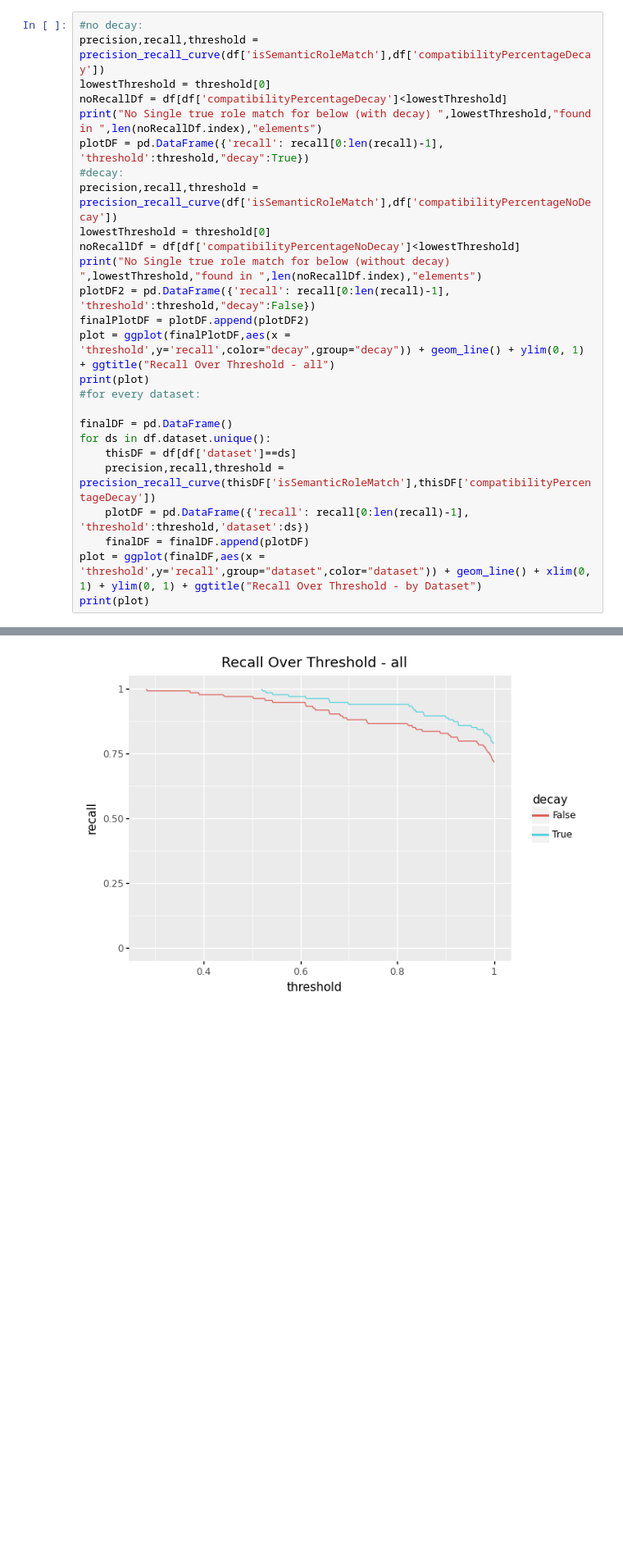
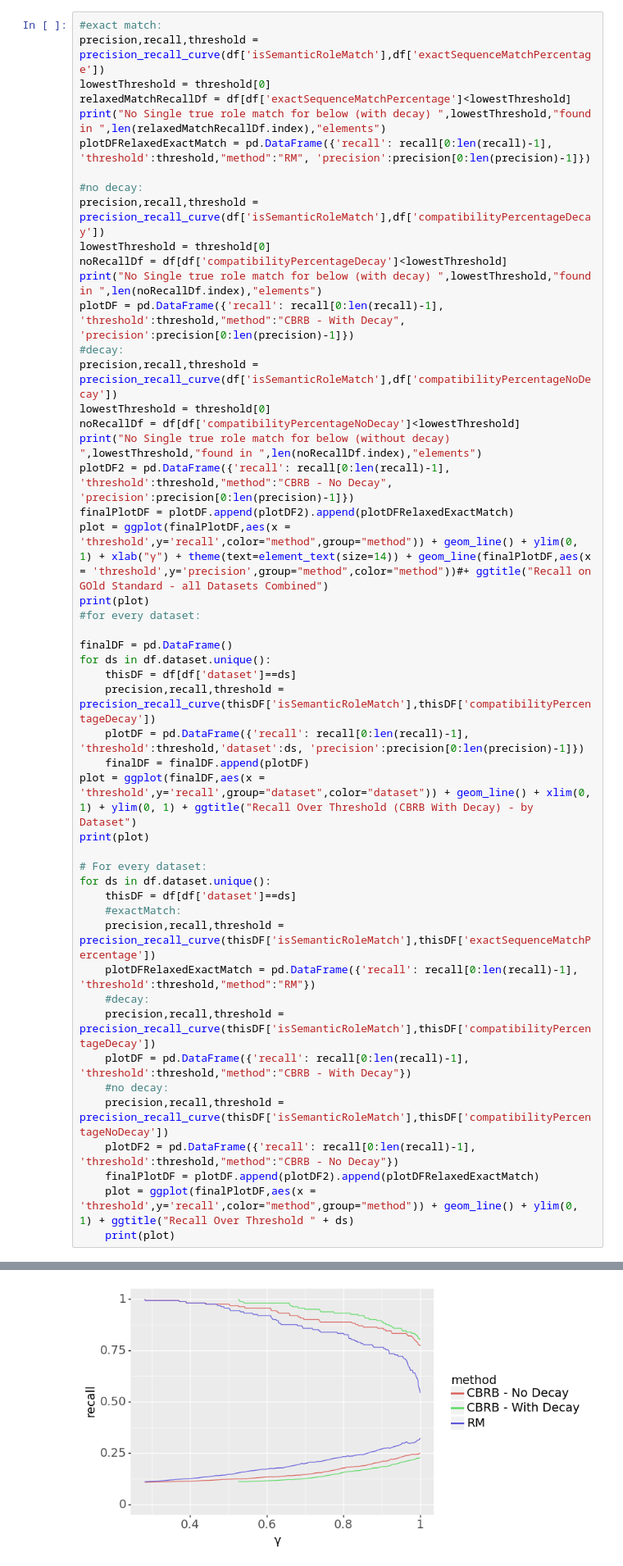
Before and after one commit to leonbornemann/RoleMatchingEvaluation, a Jupyter notebook: SemanticLabellingEvaluation.ipynb, the cells around one changed output, grey strips where cells are left out. Shown at 82% size. Saved outputs shown, nothing was run; the diff lists cells and outputs as text; blank space fills up the shorter version.

```diff
--- a/SemanticLabellingEvaluation.ipynb
+++ b/SemanticLabellingEvaluation.ipynb
@@ -125,20 +305,27 @@ See the caveats in the documentation: https://pandas.pydata.org/pandas-docs/stab
 # %% [markdown]
 # Recall Plots
 # %%
+#exact match:
+precision,recall,threshold = precision_recall_curve(df['isSemanticRoleMatch'],df['exactSequenceMatchPercentage'])
+lowestThreshold = threshold[0]
+relaxedMatchRecallDf = df[df['exactSequenceMatchPercentage']<lowestThreshold]
+print("No Single true role match for below (with decay) ",lowestThreshold,"found in ",len(relaxedMatchRecallDf.index),"elements")
+plotDFRelaxedExactMatch = pd.DataFrame({'recall': recall[0:len(recall)-1], 'threshold':threshold,"method":"RM", 'precision':precision[0:len(precision)-1]})
+
 #no decay:
 precision,recall,threshold = precision_recall_curve(df['isSemanticRoleMatch'],df['compatibilityPercentageDecay'])
 lowestThreshold = threshold[0]
 noRecallDf = df[df['compatibilityPercentageDecay']<lowestThreshold]
 print("No Single true role match for below (with decay) ",lowestThreshold,"found in ",len(noRecallDf.index),"elements")
-plotDF = pd.DataFrame({'recall': recall[0:len(recall)-1], 'threshold':threshold,"decay":True})
+plotDF = pd.DataFrame({'recall': recall[0:len(recall)-1], 'threshold':threshold,"method":"CBRB - With Decay", 'precision':precision[0:len(precision)-1]})
 #decay:
 precision,recall,threshold = precision_recall_curve(df['isSemanticRoleMatch'],df['compatibilityPercentageNoDecay'])
 lowestThreshold = threshold[0]
 noRecallDf = df[df['compatibilityPercentageNoDecay']<lowestThreshold]
 print("No Single true role match for below (without decay) ",lowestThreshold,"found in ",len(noRecallDf.index),"elements")
-plotDF2 = pd.DataFrame({'recall': recall[0:len(recall)-1], 'threshold':threshold,"decay":False})
-finalPlotDF = plotDF.append(plotDF2)
-plot = ggplot(finalPlotDF,aes(x = 'threshold',y='recall',color="decay",group="decay")) + geom_line() + ylim(0, 1) + ggtitle("Recall Over Threshold - all")
+plotDF2 = pd.DataFrame({'recall': recall[0:len(recall)-1], 'threshold':threshold,"method":"CBRB - No Decay", 'precision':precision[0:len(precision)-1]})
+finalPlotDF = plotDF.append(plotDF2).append(plotDFRelaxedExactMatch)
+plot = ggplot(finalPlotDF,aes(x = 'threshold',y='recall',color="method",group="method")) + geom_line() + ylim(0, 1) + xlab("γ") + theme(text=element_text(size=14)) + geom_line(finalPlotDF,aes(x = 'threshold',y='precision',group="method",color="method"))#+ ggtitle("Recall on GOld Standard - all Datasets Combined")
 print(plot)
 #for every dataset:
 
@@ -146,8 +333,24 @@ finalDF = pd.DataFrame()
 for ds in df.dataset.unique():
     thisDF = df[df['dataset']==ds]
     precision,recall,threshold = precision_recall_curve(thisDF['isSemanticRoleMatch'],thisDF['compatibilityPercentageDecay'])
-    plotDF = pd.DataFrame({'recall': recall[0:len(recall)-1], 'threshold':threshold,'dataset':ds})
+    plotDF = pd.DataFrame({'recall': recall[0:len(recall)-1], 'threshold':threshold,'dataset':ds, 'precision':precision[0:len(precision)-1]})
     finalDF = finalDF.append(plotDF)
-plot = ggplot(finalDF,aes(x = 'threshold',y='recall',group="dataset",color="dataset")) + geom_line() + xlim(0, 1) + ylim(0, 1) + ggtitle("Recall Over Threshold - by Dataset")
+plot = ggplot(finalDF,aes(x = 'threshold',y='recall',group="dataset",color="dataset")) + geom_line() + xlim(0, 1) + ylim(0, 1) + ggtitle("Recall Over Threshold (CBRB With Decay) - by Dataset")
 print(plot)
+
+# For every dataset:
+for ds in df.dataset.unique():
+    thisDF = df[df['dataset']==ds]
+    #exactMatch:
+    precision,recall,threshold = precision_recall_curve(thisDF['isSemanticRoleMatch'],thisDF['exactSequenceMatchPercentage'])
+    plotDFRelaxedExactMatch = pd.DataFrame({'recall': recall[0:len(recall)-1], 'threshold':threshold,"method":"RM"})
+    #decay:
+    precision,recall,threshold = precision_recall_curve(thisDF['isSemanticRoleMatch'],thisDF['compatibilityPercentageDecay'])
+    plotDF = pd.DataFrame({'recall': recall[0:len(recall)-1], 'threshold':threshold,"method":"CBRB - With Decay"})
+    #no decay:
+    precision,recall,threshold = precision_recall_curve(thisDF['isSemanticRoleMatch'],thisDF['compatibilityPercentageNoDecay'])
+    plotDF2 = pd.DataFrame({'recall': recall[0:len(recall)-1], 'threshold':threshold,"method":"CBRB - No Decay"})
+    finalPlotDF = plotDF.append(plotDF2).append(plotDFRelaxedExactMatch)
+    plot = ggplot(finalPlotDF,aes(x = 'threshold',y='recall',color="method",group="method")) + geom_line() + ylim(0, 1) + ggtitle("Recall Over Threshold " + ds)
+    print(plot)
 # %% [output]
@@ -156 +360 @@ No Single true role match for below (without decay)  0.2816091954022988 found in
-[figure, old version]
+[figure, new version]
```
Also changed, not shown: parts of 19 cells of this notebook, 10 other files.
